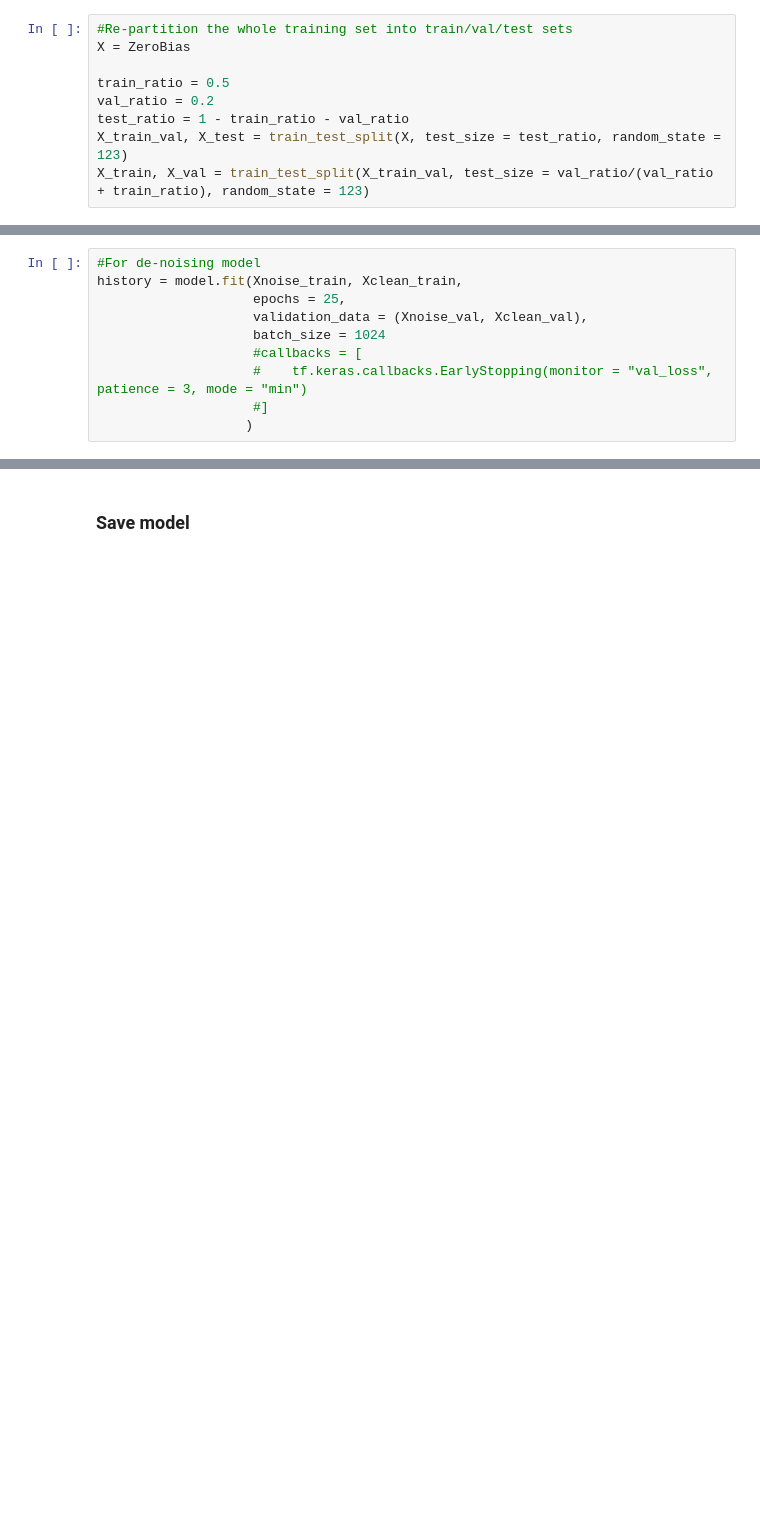
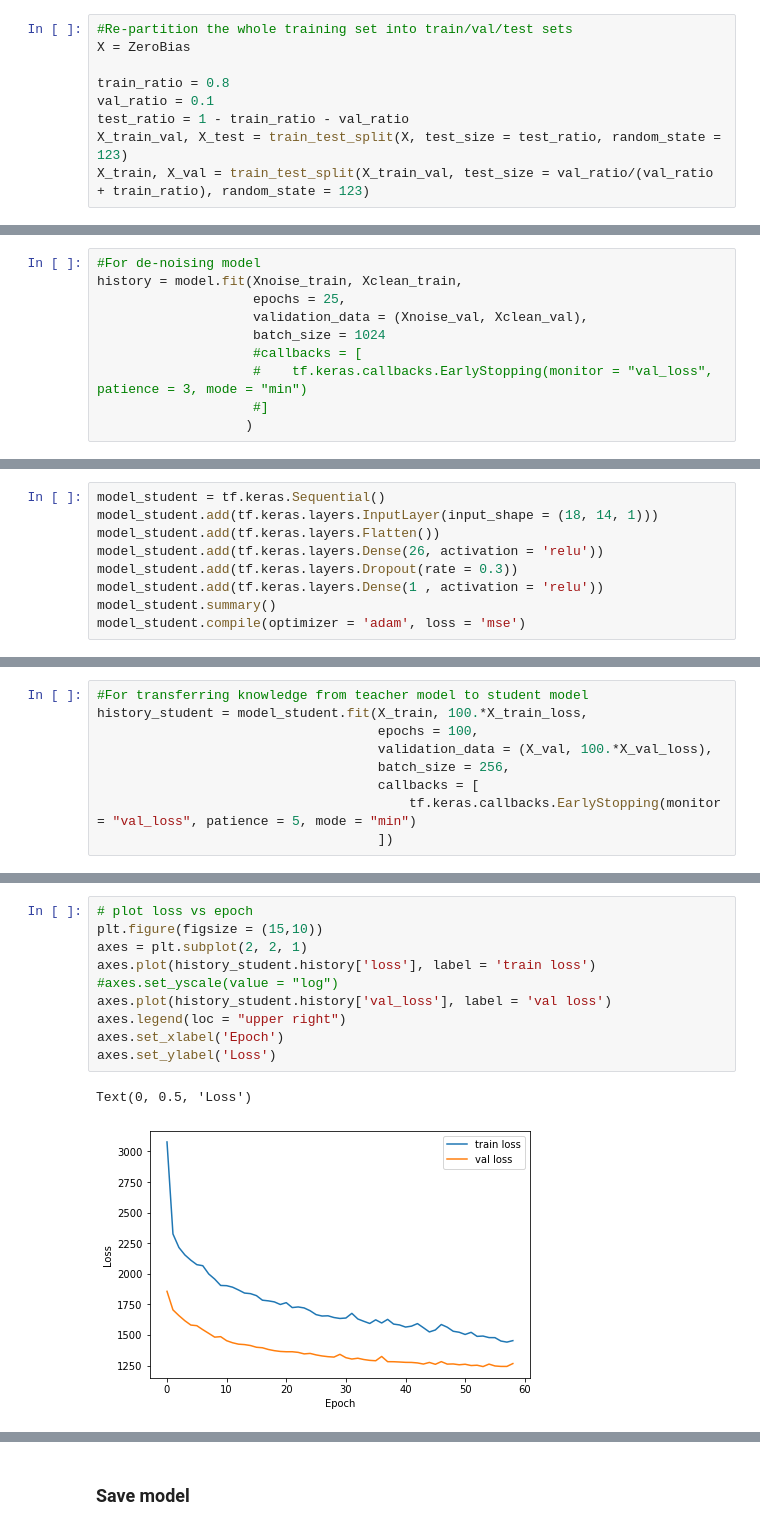
Before and after one commit to hftsoi/ML_CMSL1CaloTrigger, a Jupyter notebook: ConvAE_training.ipynb, the cells around one changed output, grey strips where cells are left out. Drawn from its saved outputs; the diff is of its cells as text; blank space fills up the shorter version.

Commit message:
Performed Knowledge Distillation

```diff
--- a/ConvAE_training.ipynb
+++ b/ConvAE_training.ipynb
@@ -404,8 +532,8 @@ model.compile(optimizer = 'adam', loss = 'binary_crossentropy')
 #Re-partition the whole training set into train/val/test sets
 X = ZeroBias
 
-train_ratio = 0.5
-val_ratio = 0.2
+train_ratio = 0.8
+val_ratio = 0.1
 test_ratio = 1 - train_ratio - val_ratio
 X_train_val, X_test = train_test_split(X, test_size = test_ratio, random_state = 123)
 X_train, X_val = train_test_split(X_train_val, test_size = val_ratio/(val_ratio + train_ratio), random_state = 123)
@@ -495,0 +656,9 @@ for i in range(len(MC_zb)):
+# %%
+model_student = tf.keras.Sequential()
+model_student.add(tf.keras.layers.InputLayer(input_shape = (18, 14, 1)))
+model_student.add(tf.keras.layers.Flatten())
+model_student.add(tf.keras.layers.Dense(26, activation = 'relu'))
+model_student.add(tf.keras.layers.Dropout(rate = 0.3))
+model_student.add(tf.keras.layers.Dense(1 , activation = 'relu'))
+model_student.summary()
+model_student.compile(optimizer = 'adam', loss = 'mse')
@@ -495,0 +682,9 @@ for i in range(len(MC_zb)):
+# %%
+#For transferring knowledge from teacher model to student model
+history_student = model_student.fit(X_train, 100.*X_train_loss,
+                                    epochs = 100,
+                                    validation_data = (X_val, 100.*X_val_loss),
+                                    batch_size = 256,
+                                    callbacks = [
+                                        tf.keras.callbacks.EarlyStopping(monitor = "val_loss", patience = 5, mode = "min")
+                                    ])
@@ -495,0 +712,13 @@ for i in range(len(MC_zb)):
+# %%
+# plot loss vs epoch
+plt.figure(figsize = (15,10))
+axes = plt.subplot(2, 2, 1)
+axes.plot(history_student.history['loss'], label = 'train loss')
+#axes.set_yscale(value = "log")
+axes.plot(history_student.history['val_loss'], label = 'val loss')
+axes.legend(loc = "upper right")
+axes.set_xlabel('Epoch')
+axes.set_ylabel('Loss')
+# %% [output]
+Text(0, 0.5, 'Loss')
+[figure, added]
```
Also changed, not shown: parts of 35 cells of this notebook, 8 other files.
